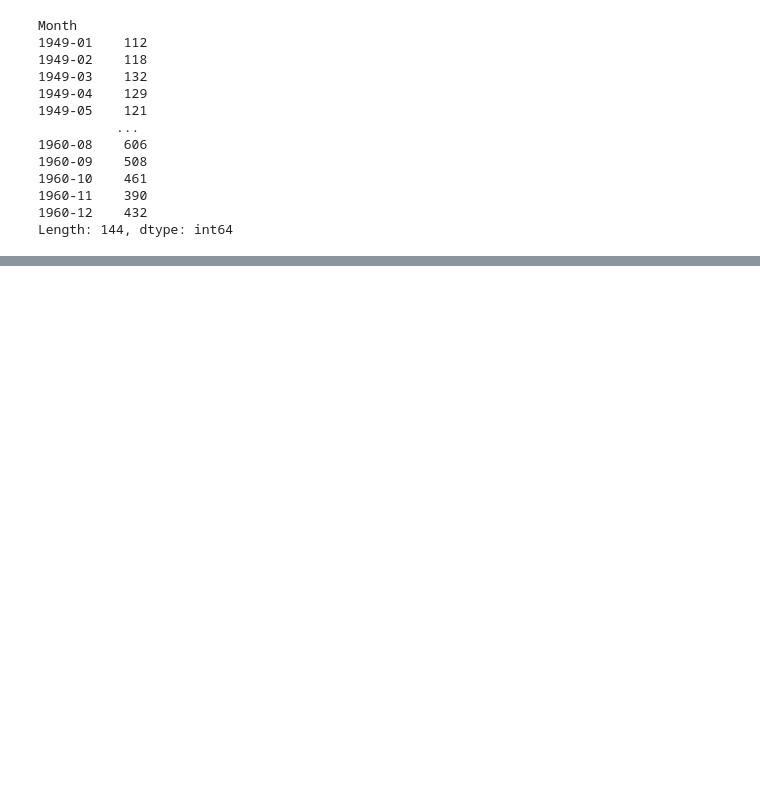
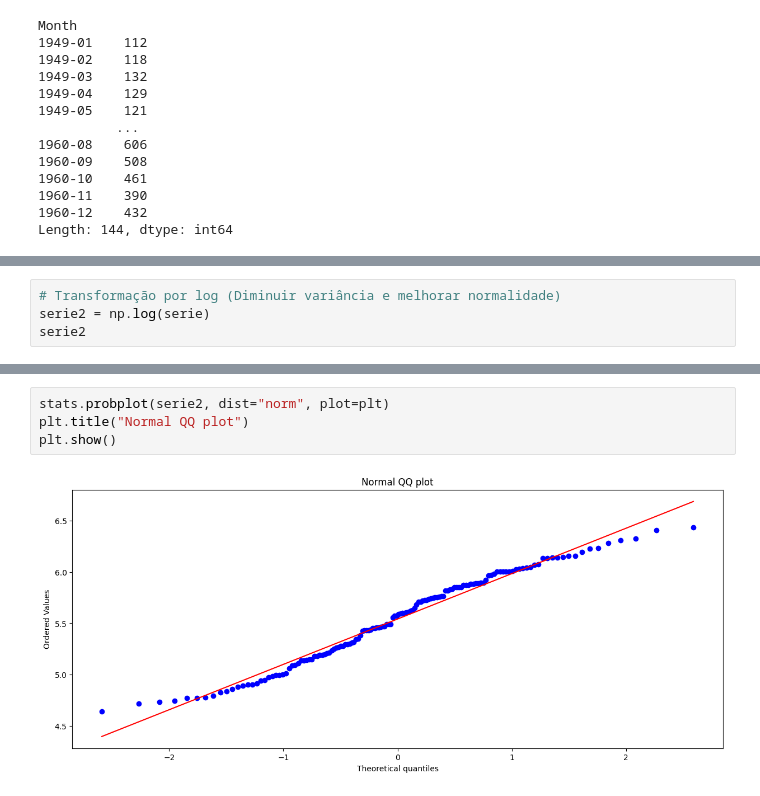
Before and after one commit to uniesecruz/Series_Temporais, a Jupyter notebook: Transformacao_e_diferenciacao.ipynb, the cells around one changed output, grey strips where cells are left out. Saved outputs shown, nothing was run; the diff lists cells and outputs as text; blank space fills up the shorter version.

```diff
--- a/Transformacao_e_diferenciacao.ipynb
+++ b/Transformacao_e_diferenciacao.ipynb
@@ -49,0 +85,4 @@ Length: 144, dtype: int64
+# %%
+# Transformação por log (Diminuir variância e melhorar normalidade)
+serie2 = np.log(serie)
+serie2
@@ -49,0 +103,6 @@ Length: 144, dtype: int64
+# %%
+stats.probplot(serie2, dist="norm", plot=plt)
+plt.title("Normal QQ plot")
+plt.show()
+# %% [output]
+[figure, added]
```
Also changed, not shown: parts of 33 cells of this notebook.
